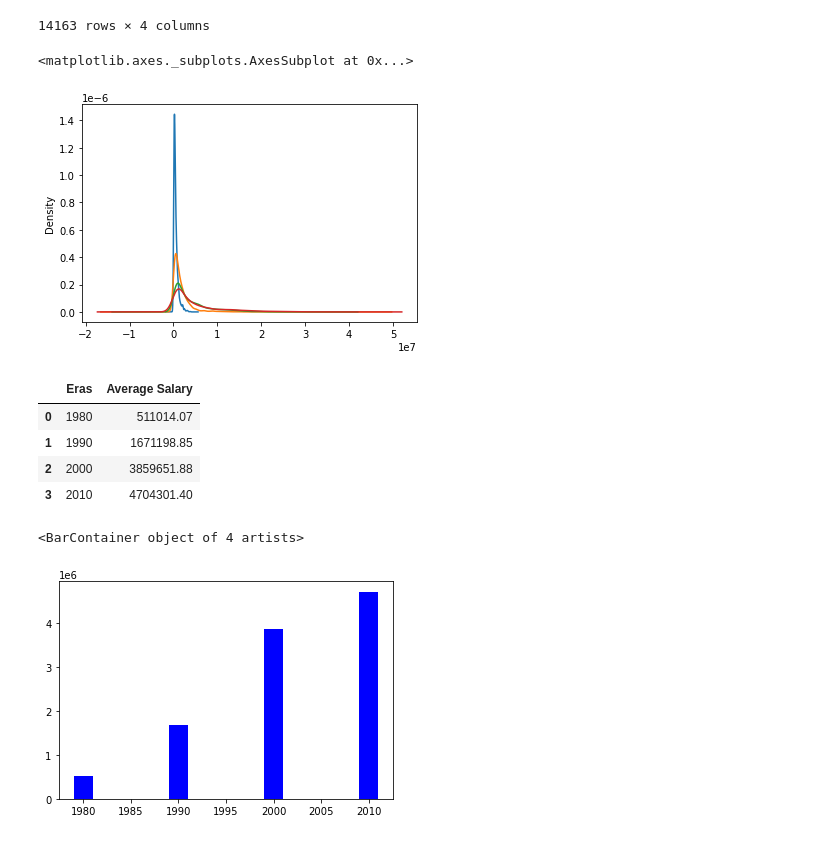
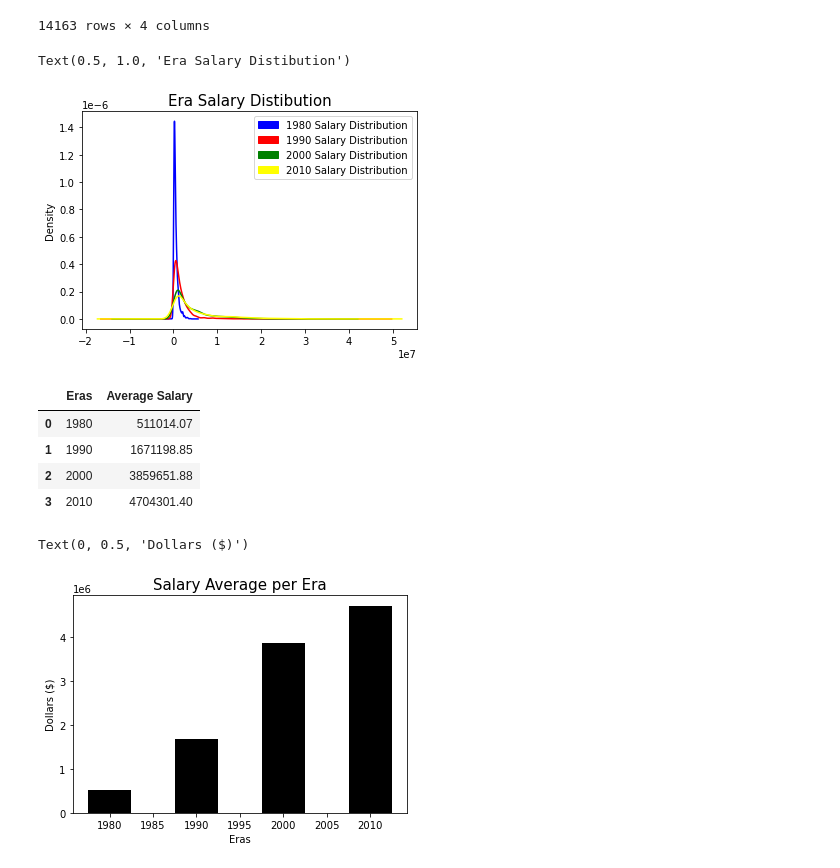
Before and after one commit to lovenalee/Ballers-Project1-Do-You-Really-Know-The-NBA-, a Jupyter notebook: salary_eras.ipynb, the cells around one changed output. Drawn from its saved outputs; the diff is of its cells as text; code cells hidden in the pictures.

```diff
--- a/salary_eras.ipynb
+++ b/salary_eras.ipynb
@@ -49,13 +50,24 @@ salary_2000 = salary_frame[salary_frame['Year_Bins'] == '2000s']
 salary_2010 = salary_frame[salary_frame['Year_Bins'] == '2010s']
 
 
-salary_1980['salary'].plot.density()
-salary_1990['salary'].plot.density()
-salary_2000['salary'].plot.density()
-salary_2010['salary'].plot.density()
+salary_1980['salary'].plot.density(color='blue')
+salary_1990['salary'].plot.density(color='red')
+salary_2000['salary'].plot.density(color='green')
+salary_2010['salary'].plot.density(color='yellow')
+
+colors = ['blue', 'red', 'green', 'yellow']
+
+blue_line = mpatches.Patch(color='blue', label='1980 Salary Distribution')
+red_line = mpatches.Patch(color='red', label='1990 Salary Distribution')
+green_line = mpatches.Patch(color='green', label='2000 Salary Distribution')
+yellow_line = mpatches.Patch(color='yellow', label='2010 Salary Distribution')
+
+
+plt.legend(handles= [blue_line, red_line, green_line, yellow_line])
+plt.title('Era Salary Distribution', fontsize=15)
 # %% [output]
-<matplotlib.axes._subplots.AxesSubplot at 0x...>
+Text(0.5, 1.0, 'Era Salary Distibution')
-[figure, old version]
+[figure, new version]
 # %%
 salary_80 = round(salary_1980['salary'].mean(), 2)
 
@@ -84,7 +96,10 @@ eras_salary
 # %%
 ax = plt.subplot(111)
 w = 2
-ax.bar(eras_salary['Eras'], eras_salary['Average Salary'], width=w, color='b', align='center')
+ax.bar(eras_salary['Eras'], eras_salary['Average Salary'], width=5, color='black', align='center')
+plt.title('Salary Average per Era', fontsize=15)
+plt.xlabel("Eras")
+plt.ylabel('Dollars ($)')
 # %% [output]
-<BarContainer object of 4 artists>
+Text(0, 0.5, 'Dollars ($)')
-[figure, old version]
+[figure, new version]
```
Also changed, not shown: parts of 1 cell of this notebook, 2 other files.
